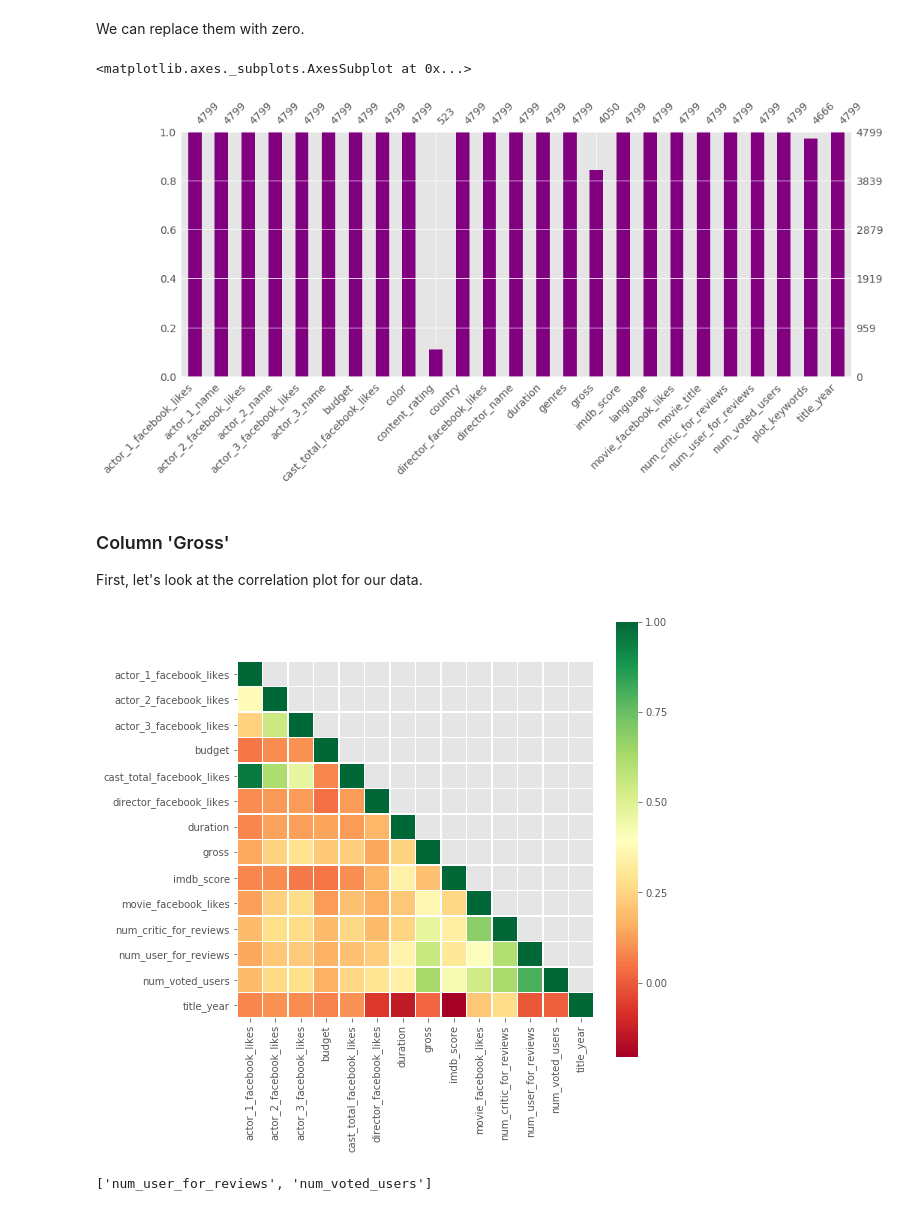
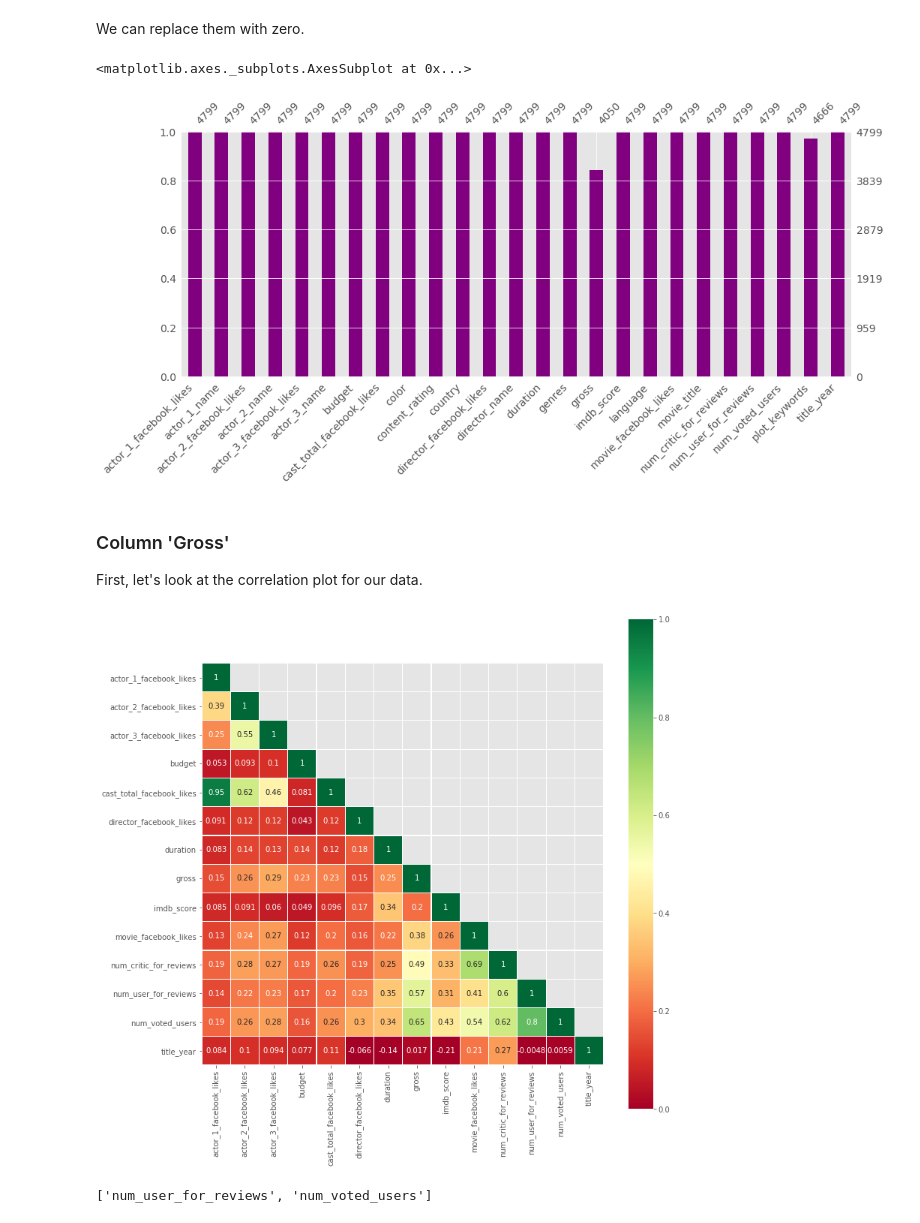
Before and after one commit to HatefDastour/Portfolio, a Jupyter notebook: recommendation_system/Movie_Recommendation_system_Preprocessing.ipynb, the cells around one changed output. Saved outputs shown, nothing was run; the diff lists cells and outputs as text; code cells hidden in the pictures.

```diff
--- a/recommendation_system/Movie_Recommendation_system_Preprocessing.ipynb
+++ b/recommendation_system/Movie_Recommendation_system_Preprocessing.ipynb
@@ -322,11 +323,11 @@ To the standard form. We can convert these values using the following table.
 | PG-13 | TV-14 |
 | NC-17 | X |
 # %%
-Conversation_Map = {'G':'PG', 'TV-G':'PG', 'TV-PG':'PG', 'GP':'PG',
-                    'M':'R',
-                    np.nan:'Unrated', 'Not Rated':'Unrated',
-                    'Passed':'Approved',
-                    'TV-14':'PG-13',
+Conversation_Map = {'PG':'PG', 'TV-G':'PG', 'GP':'PG','TV-PG':'PG',
+                    'PG-13':'PG-13','TV-14':'PG-13',
+                    'G':'PG', 'R':'R', 'M':'R',
+                    np.nan:'Unrated', 'Unrated':'Unrated', 'Not Rated':'Unrated',
+                    'Approved':'Approved', 'Passed':'Approved',
                     'NC-17':'NC-17', 'X':'NC-17'}
 # %%
 Data.content_rating = Data.content_rating.map(Conversation_Map)
@@ -410,7 +410,7 @@ del i
 msno.bar(Data,  figsize=(16,6), fontsize=14, log=False, color="purple")
 # %% [output]
 <matplotlib.axes._subplots.AxesSubplot at 0x...>
-[figure, old version]
+[figure, new version]
 # %% [markdown]
 ### Column 'Gross'
 
@@ -418,14 +418,15 @@ First, let's look at the correlation plot for our data.
 # %%
 Correlation_Matrix = Data.corr()
 mask = np.zeros_like(Correlation_Matrix)
 mask[np.triu_indices_from(mask)] = True
 for i in range(len(mask)):
     mask[i,i]=0
-plt.subplots(figsize=(8,8))
-sns.heatmap(Correlation_Matrix, mask=mask, square=True, cmap ="RdYlGn", linewidths = 0.2)
+plt.subplots(figsize=(12,12))
+sns.heatmap(Correlation_Matrix, mask=mask, annot=True, square=True,
+            cmap ="RdYlGn", linewidths = 0.2, vmin=0, vmax=1)
 del mask
 # %% [output]
-[figure, old version]
+[figure, new version]
 # %%
 gross_most_corr_list=list(Correlation_Matrix.gross[Correlation_Matrix.gross > 0.5].index)
 gross_most_corr_list.remove('gross')
```
Also changed, not shown: parts of 6 cells of this notebook, 3 other files.
